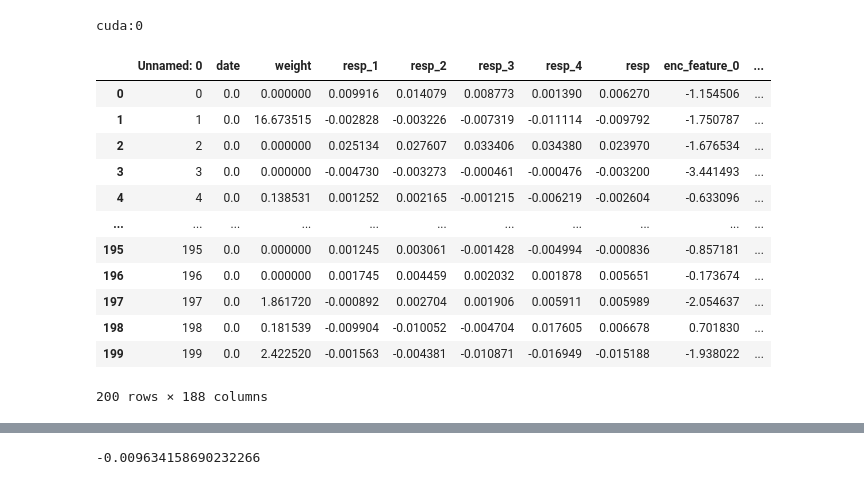
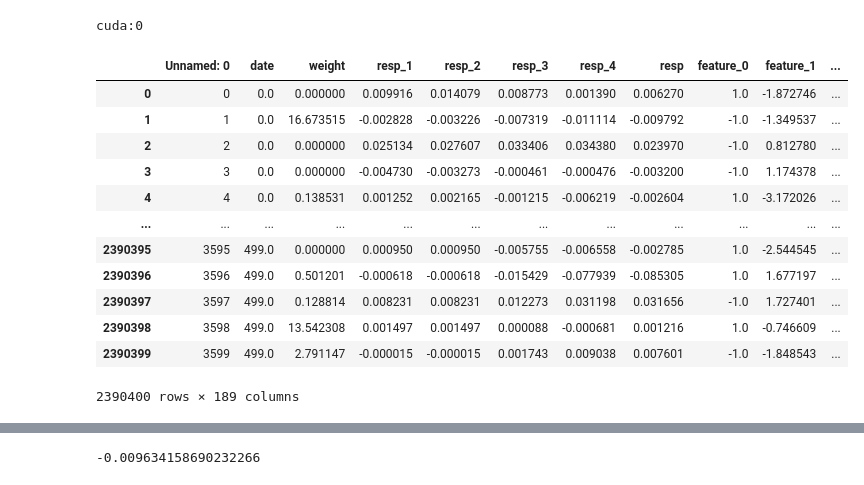
Before and after one commit to mcXrd/janestreet, a Jupyter notebook: janestreet_1.ipynb, the cells around one changed output, grey strips where cells are left out. Drawn from its saved outputs; the diff is of its cells as text; code cells hidden in the pictures.

```diff
--- a/janestreet_1.ipynb
+++ b/janestreet_1.ipynb
@@ -12,24 +12,26 @@ print(device)
 # %% [output]
 cuda:0
 # %%
-df = pd.read_csv("/home/vaclavmatejka/devel/janestreet/model_8_SDAE_emphasized_loss/encoded.csv", nrows=324)
-df.loc[400:,"enc_feature_0":"enc_feature_49"]
-strip = 1 + df.shape[0] % 200
-df.loc[:df.shape[0]-strip]
+df = pd.read_csv("/home/vaclavmatejka/devel/janestreet/model_8_SDAE_emphasized_loss/encoded.csv")
+#df.loc[400:,"enc_feature_0":"enc_feature_49"]
+#strip = 1 + df.shape[0] % 200
+#df.loc[:df.shape[0]-strip]
+#df["enc_feature_0", "feature_0"]
+df
 # %% [output]
-|  | Unnamed: 0 | date | weight | resp_1 | resp_2 | resp_3 | resp_4 | resp | enc_feature_0 | ... |
-| 0 | 0 | 0.0 | 0.000000 | 0.009916 | 0.014079 | 0.008773 | 0.001390 | 0.006270 | -1.154506 | ... |
-| 1 | 1 | 0.0 | 16.673515 | -0.002828 | -0.003226 | -0.007319 | -0.011114 | -0.009792 | -1.750787 | ... |
-| 2 | 2 | 0.0 | 0.000000 | 0.025134 | 0.027607 | 0.033406 | 0.034380 | 0.023970 | -1.676534 | ... |
-| 3 | 3 | 0.0 | 0.000000 | -0.004730 | -0.003273 | -0.000461 | -0.000476 | -0.003200 | -3.441493 | ... |
-| 4 | 4 | 0.0 | 0.138531 | 0.001252 | 0.002165 | -0.001215 | -0.006219 | -0.002604 | -0.633096 | ... |
-| ... | ... | ... | ... | ... | ... | ... | ... | ... | ... | ... |
-| 195 | 195 | 0.0 | 0.000000 | 0.001245 | 0.003061 | -0.001428 | -0.004994 | -0.000836 | -0.857181 | ... |
-| 196 | 196 | 0.0 | 0.000000 | 0.001745 | 0.004459 | 0.002032 | 0.001878 | 0.005651 | -0.173674 | ... |
-| 197 | 197 | 0.0 | 1.861720 | -0.000892 | 0.002704 | 0.001906 | 0.005911 | 0.005989 | -2.054637 | ... |
-| 198 | 198 | 0.0 | 0.181539 | -0.009904 | -0.010052 | -0.004704 | 0.017605 | 0.006678 | 0.701830 | ... |
-| 199 | 199 | 0.0 | 2.422520 | -0.001563 | -0.004381 | -0.010871 | -0.016949 | -0.015188 | -1.938022 | ... |
+|  | Unnamed: 0 | date | weight | resp_1 | resp_2 | resp_3 | resp_4 | resp | feature_0 | feature_1 | ... |
+| 0 | 0 | 0.0 | 0.000000 | 0.009916 | 0.014079 | 0.008773 | 0.001390 | 0.006270 | 1.0 | -1.872746 | ... |
+| 1 | 1 | 0.0 | 16.673515 | -0.002828 | -0.003226 | -0.007319 | -0.011114 | -0.009792 | -1.0 | -1.349537 | ... |
+| 2 | 2 | 0.0 | 0.000000 | 0.025134 | 0.027607 | 0.033406 | 0.034380 | 0.023970 | -1.0 | 0.812780 | ... |
+| 3 | 3 | 0.0 | 0.000000 | -0.004730 | -0.003273 | -0.000461 | -0.000476 | -0.003200 | -1.0 | 1.174378 | ... |
+| 4 | 4 | 0.0 | 0.138531 | 0.001252 | 0.002165 | -0.001215 | -0.006219 | -0.002604 | 1.0 | -3.172026 | ... |
+| ... | ... | ... | ... | ... | ... | ... | ... | ... | ... | ... | ... |
+| 2390395 | 3595 | 499.0 | 0.000000 | 0.000950 | 0.000950 | -0.005755 | -0.006558 | -0.002785 | 1.0 | -2.544545 | ... |
+| 2390396 | 3596 | 499.0 | 0.501201 | -0.000618 | -0.000618 | -0.015429 | -0.077939 | -0.085305 | 1.0 | 1.677197 | ... |
+| 2390397 | 3597 | 499.0 | 0.128814 | 0.008231 | 0.008231 | 0.012273 | 0.031198 | 0.031656 | -1.0 | 1.727401 | ... |
+| 2390398 | 3598 | 499.0 | 13.542308 | 0.001497 | 0.001497 | 0.000088 | -0.000681 | 0.001216 | 1.0 | -0.746609 | ... |
+| 2390399 | 3599 | 499.0 | 2.791147 | -0.000015 | -0.000015 | 0.001743 | 0.009038 | 0.007601 | -1.0 | -1.848543 | ... |
-200 rows × 188 columns
+2390400 rows × 189 columns
 # %%
 t = torch.tensor([1.0,2000.0,3.0])
 noise = torch.randn_like(t)
```
Also changed, not shown: parts of 2 cells of this notebook, 1 other file.
